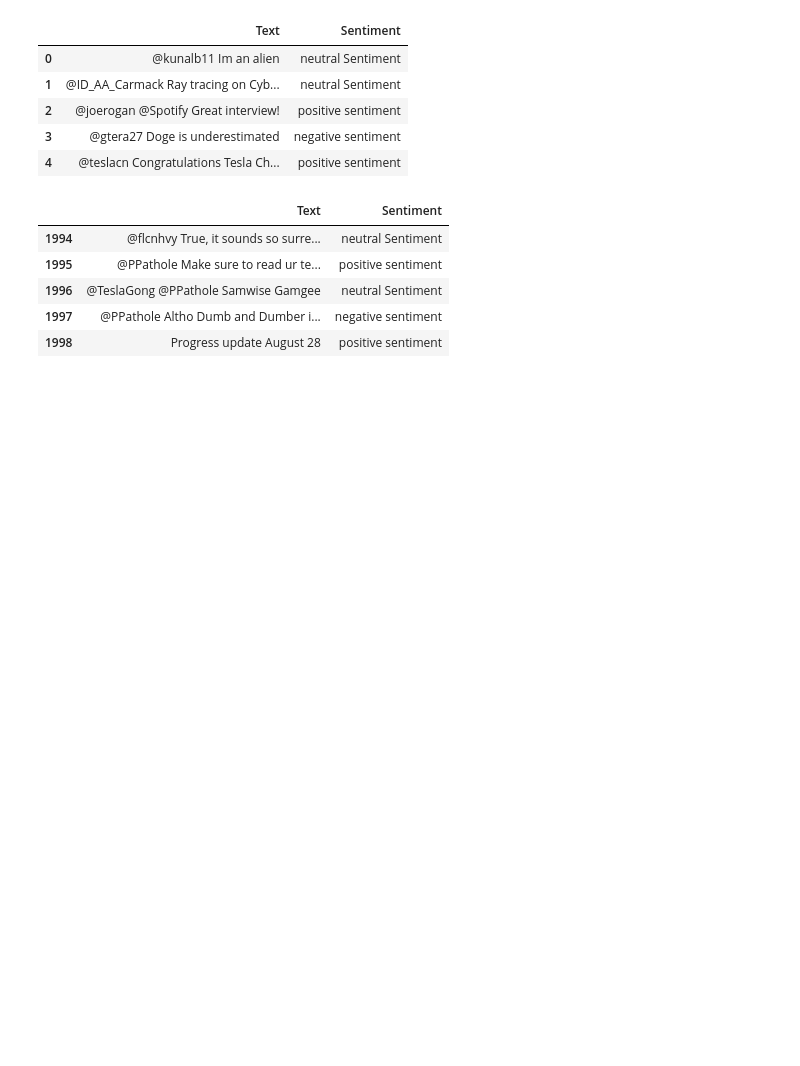
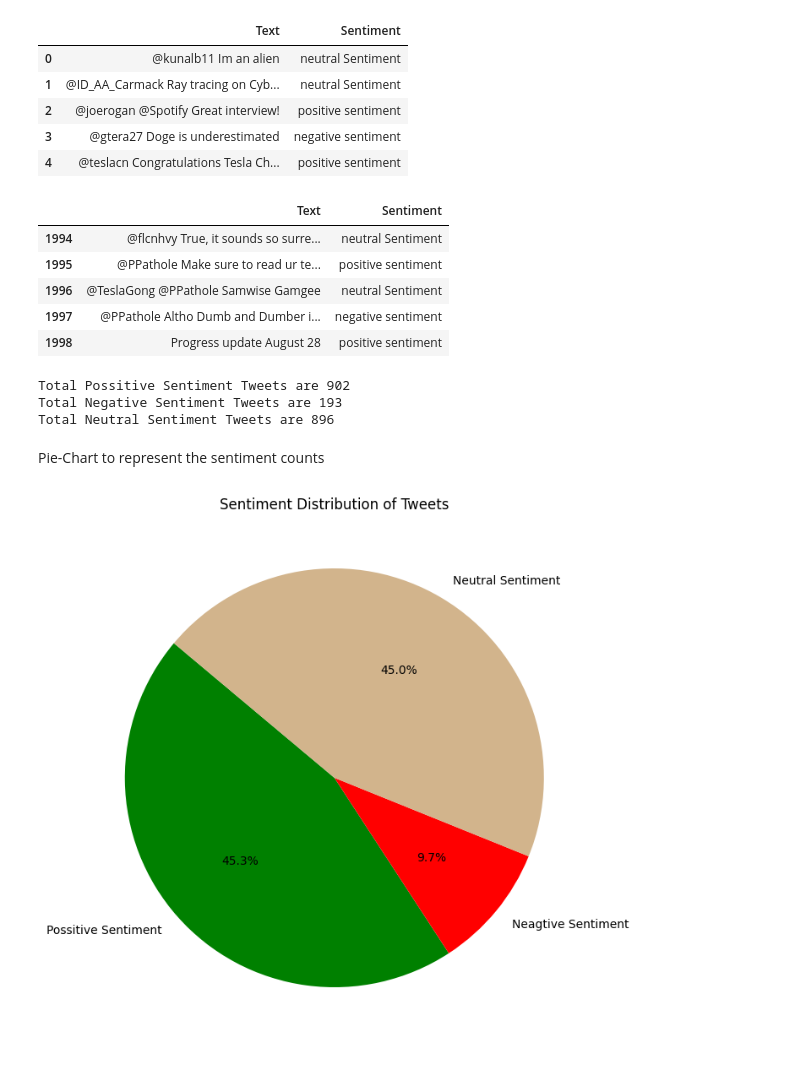
Before and after one commit to RadhaRamanJha/PythonCodes, a Jupyter notebook: ExcelR_DS_assignments/Sentiment_Analysis/Sentiment_analysis.ipynb, the cells around one changed output. Saved outputs shown, nothing was run; the diff lists cells and outputs as text; code cells hidden in the pictures; blank space fills up the shorter version.

```diff
--- a/ExcelR_DS_assignments/Sentiment_Analysis/Sentiment_analysis.ipynb
+++ b/ExcelR_DS_assignments/Sentiment_Analysis/Sentiment_analysis.ipynb
@@ -151,3 +167,27 @@ tweets.tail()
 | 1996 | @TeslaGong @PPathole Samwise Gamgee | neutral Sentiment |
 | 1997 | @PPathole Altho Dumb and Dumber i... | negative sentiment |
 | 1998 | Progress update August 28 | positive sentiment |
+# %%
+possitve_senti_tweets = len(tweets[tweets['Sentiment'] == 'positive sentiment'])
+negative_senti_tweets = len(tweets[tweets['Sentiment'] == 'negative sentiment'])
+neutral_senti_tweets = len(tweets[tweets['Sentiment'] == 'neutral Sentiment'])
+print(f"Total Possitive Sentiment Tweets are {possitve_senti_tweets}")
+print(f"Total Negative Sentiment Tweets are {negative_senti_tweets}")
+print(f"Total Neutral Sentiment Tweets are {neutral_senti_tweets}")
+# %% [output]
+Total Possitive Sentiment Tweets are 902
+Total Negative Sentiment Tweets are 193
+Total Neutral Sentiment Tweets are 896
+# %% [markdown]
+Pie-Chart to represent the sentiment counts
+# %%
+sentiment_counts = [possitve_senti_tweets,negative_senti_tweets,neutral_senti_tweets]
+labels = ['Possitive Sentiment', 'Neagtive Sentiment', 'Neutral Sentiment']
+colors = ['Green','Red','Tan']
+
+plt.figure(figsize=(8,10))
+plt.pie(sentiment_counts,labels=labels,colors=colors, autopct='%1.1f%%', startangle=140)
+plt.title("Sentiment Distribution of Tweets")
+plt.show()
+# %% [output]
+[figure, added]
```
Also changed, not shown: parts of 3 cells of this notebook.
